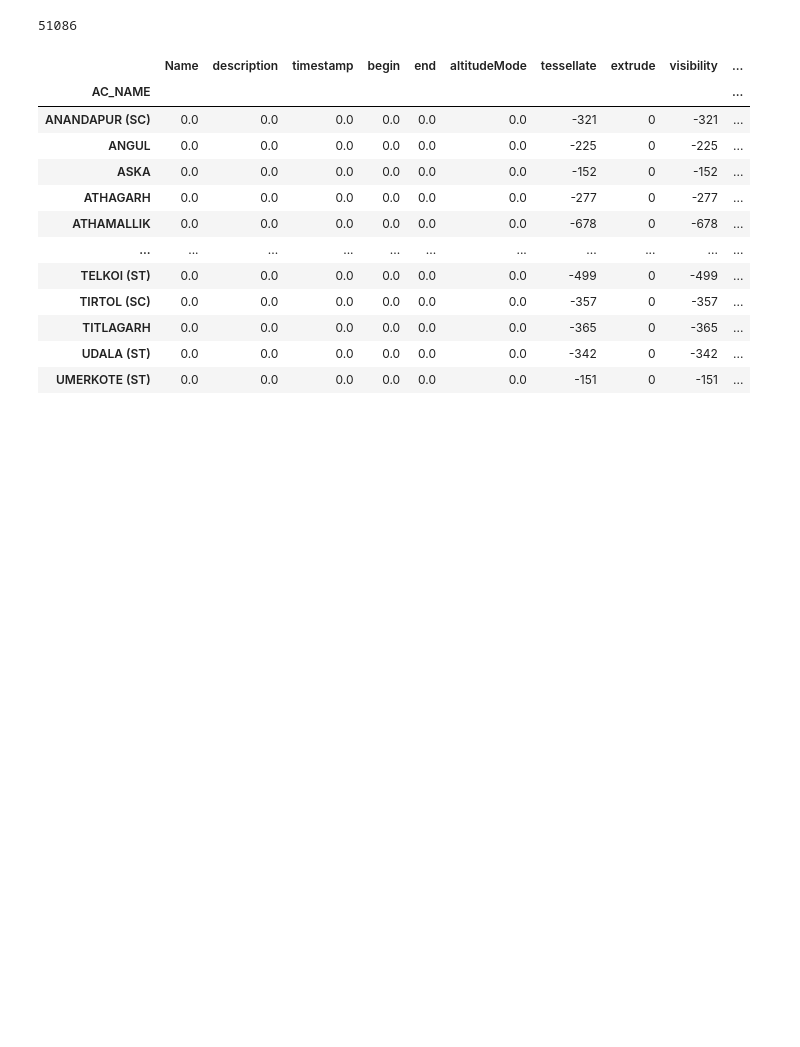
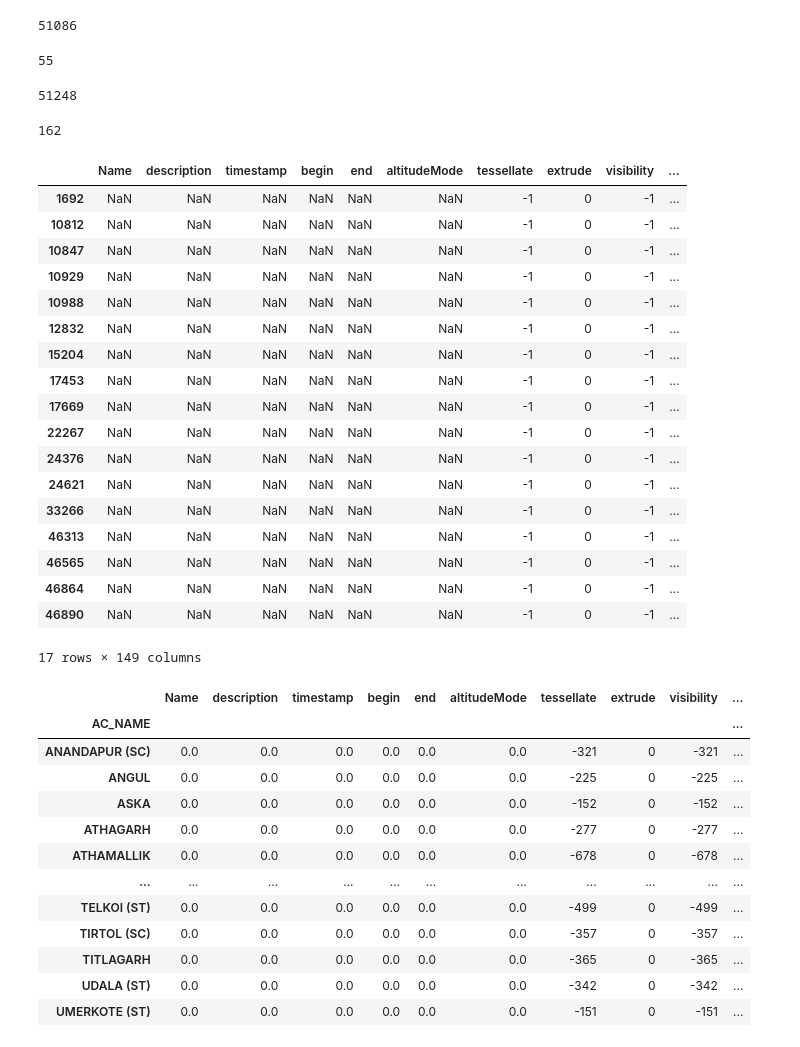
Before and after one commit to TheDataAreClean/obi-constituency-data-mapping-pm-kisan, a Jupyter notebook: data-mapping-pm-kisan.ipynb, the cells around one changed output. Cells and saved outputs as stored; diff of their text form; code cells hidden in the pictures; blank space fills up the shorter version.

```diff
--- a/data-mapping-pm-kisan.ipynb
+++ b/data-mapping-pm-kisan.ipynb
@@ -204,5 +208,41 @@ len(centroid_ac_join.PM_Kisan_merged_vill_name.unique())
 # %% [output]
 51086
+# %%
+len(PM_Kisan_merged.vill_code.unique())-len(centroid_ac_join.PM_Kisan_merged_vill_code.unique())
+# %% [output]
+55
+# %%
+len(centroid_ac_join.V_CODE.unique())
+# %% [output]
+51248
+# %%
+len(centroid_ac_join.V_CODE.unique())-len(centroid_ac_join.PM_Kisan_merged_vill_code.unique())
+# %% [output]
+162
+# %%
+gis_centroid_duplicates = centroid_ac_join[centroid_ac_join.duplicated(['V_CODE'], keep=False)]
+# %%
+gis_centroid_duplicates
+# %% [output]
+|  | Name | description | timestamp | begin | end | altitudeMode | tessellate | extrude | visibility | ... |
+| 1692 | NaN | NaN | NaN | NaN | NaN | NaN | -1 | 0 | -1 | ... |
+| 10812 | NaN | NaN | NaN | NaN | NaN | NaN | -1 | 0 | -1 | ... |
+| 10847 | NaN | NaN | NaN | NaN | NaN | NaN | -1 | 0 | -1 | ... |
+| 10929 | NaN | NaN | NaN | NaN | NaN | NaN | -1 | 0 | -1 | ... |
+| 10988 | NaN | NaN | NaN | NaN | NaN | NaN | -1 | 0 | -1 | ... |
+| 12832 | NaN | NaN | NaN | NaN | NaN | NaN | -1 | 0 | -1 | ... |
+| 15204 | NaN | NaN | NaN | NaN | NaN | NaN | -1 | 0 | -1 | ... |
+| 17453 | NaN | NaN | NaN | NaN | NaN | NaN | -1 | 0 | -1 | ... |
+| 17669 | NaN | NaN | NaN | NaN | NaN | NaN | -1 | 0 | -1 | ... |
+| 22267 | NaN | NaN | NaN | NaN | NaN | NaN | -1 | 0 | -1 | ... |
+| 24376 | NaN | NaN | NaN | NaN | NaN | NaN | -1 | 0 | -1 | ... |
+| 24621 | NaN | NaN | NaN | NaN | NaN | NaN | -1 | 0 | -1 | ... |
+| 33266 | NaN | NaN | NaN | NaN | NaN | NaN | -1 | 0 | -1 | ... |
+| 46313 | NaN | NaN | NaN | NaN | NaN | NaN | -1 | 0 | -1 | ... |
+| 46565 | NaN | NaN | NaN | NaN | NaN | NaN | -1 | 0 | -1 | ... |
+| 46864 | NaN | NaN | NaN | NaN | NaN | NaN | -1 | 0 | -1 | ... |
+| 46890 | NaN | NaN | NaN | NaN | NaN | NaN | -1 | 0 | -1 | ... |
+17 rows × 149 columns
 # %%
 centroid_ac_join.groupby(['AC_NAME']).sum(['PM_Kisan_merged_amount_paid'])
 # %% [output]
```
Also changed, not shown: parts of 5 cells of this notebook, 1 other file.
